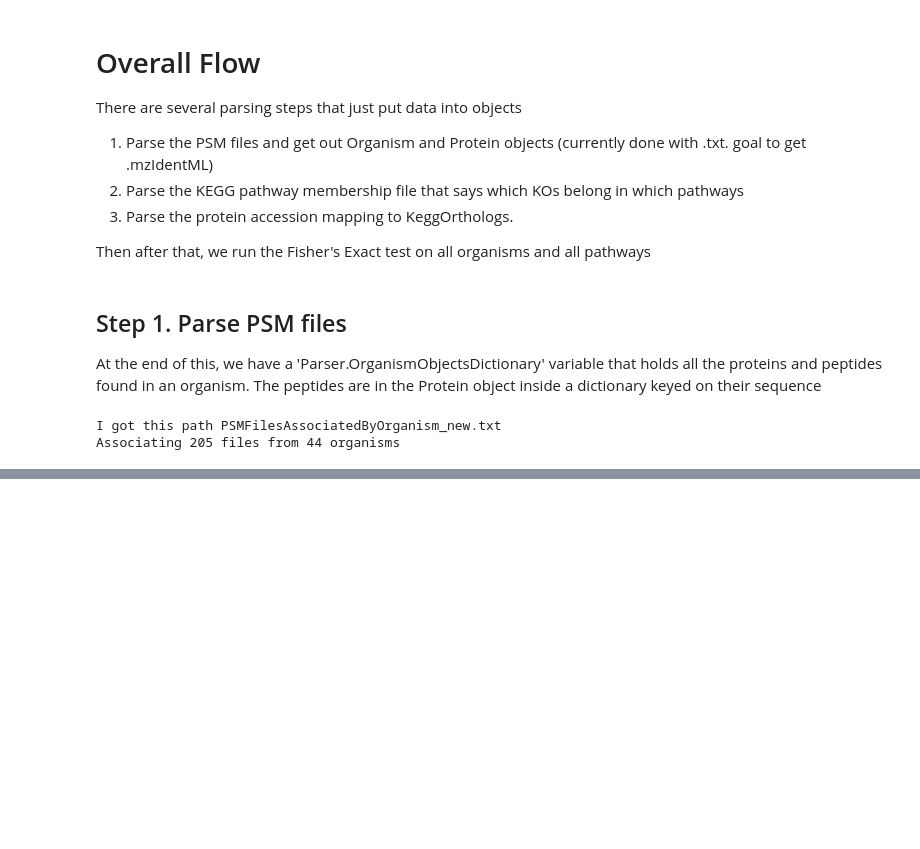
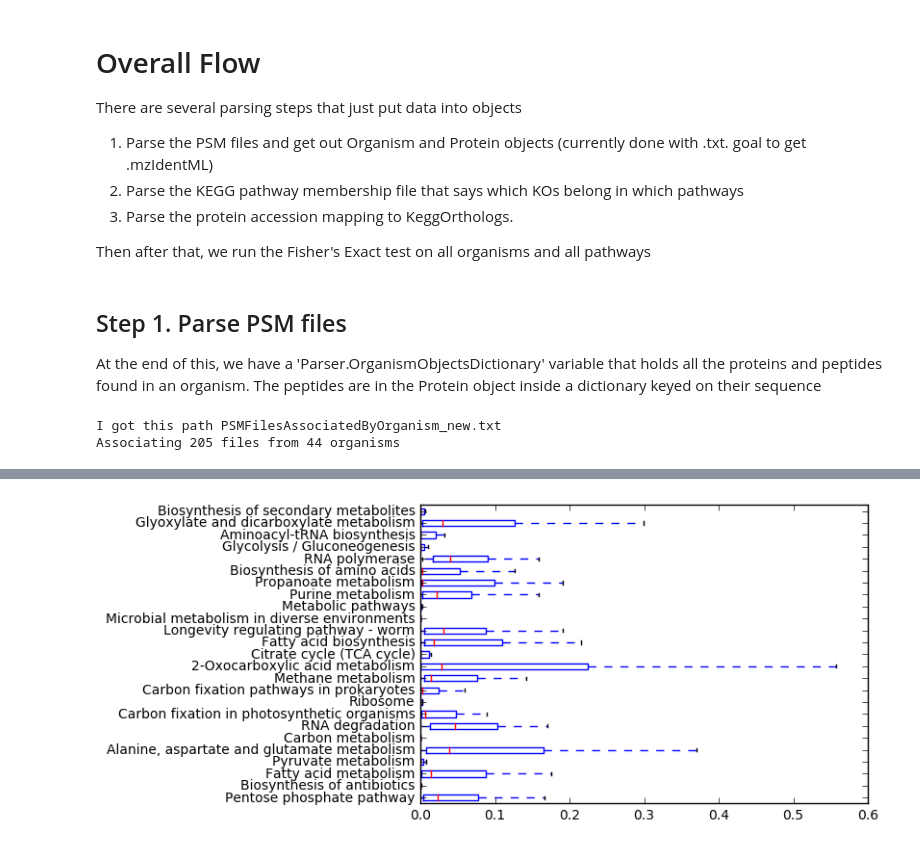
Before and after one commit to samuelpayne/PTMPathwayEnrichment, a Jupyter notebook: MakingThePTMPathwayEnrichmentFigure.ipynb, the cells around one changed output, grey strips where cells are left out. Drawn from its saved outputs; the diff is of its cells as text; code cells hidden in the pictures; blank space fills up the shorter version.

Commit message:
Finished Enrichment code and basic box plot

```diff
--- a/MakingThePTMPathwayEnrichmentFigure.ipynb
+++ b/MakingThePTMPathwayEnrichmentFigure.ipynb
@@ -27,6 +25,0 @@ Associating 205 files from 44 organisms
-# %%
-for OrganismName in Parser.OrganismObjectsDictionary:
-    OrganismObject = Parser.OrganismObjectsDictionary[OrganismName]
-    ModifiedProteinList = OrganismObject.GetModifiedProteinList()
-    print("for %s there are %s modified proteins"%(OrganismName, len(ModifiedProteinList)))
-    #now we test this list of protiens against the KEGG pathways for enrichment using a Fisher's Exact Test
@@ -50,0 +29,10 @@ for Erythrobacter HL-111 there are 374 modified proteins
+# %%
+import ParsingKeggFiles
+K_Parser = ParsingKeggFiles.CreatorClass()
+#parameters
+DirectoryOfGhostKoalaAnnotations = "GhostKoalaAnnotation"
+#DirectoryOfGhostKoalaAnnotations = "test_delme2"
+PathwayMappingFilePath = "ko_pathway.list"
+KoalaFileToOrganismAssociation = "GhostKoalaFilesAssociatedByOrganism.txt"
+K_Parser.AddFiles(DirectoryOfGhostKoalaAnnotations, PathwayMappingFilePath)
+K_Parser.Main()
@@ -50,0 +140,32 @@ for Erythrobacter HL-111 there are 374 modified proteins
+# %%
+## now that I've computed all the enrichment scores, I will go through and see if any pathways
+## are frequently significant across multiple organisms.
+import matplotlib.pyplot as plt
+
+ListOfGoodPathways = [] # will serve as labels for the box plot
+DataForBoxPlot = [] #going to be a multidimensional array, appended over time
+
+for Pathway in K_Parser.KOsInAPathway: # this loops through the keys, which is the name of the pathways
+    MedianValue = PathwayEnrichmentScores[Pathway].GetMedian()
+    if MedianValue < 0.05:
+        ListOfGoodPathways.append(Pathway)
+        #lots of organisms got a good score here. let's print it out
+        #print (Pathway, K_Parser.PathwayDescriptions[Pathway])
+        #print (PathwayEnrichmentScores[Pathway].EnrichmentByOrg)
+#now we've cycled through all the pathways. Let's get working on that data structure for our boxplot
+
+numInclude = 0
+PlotLabels = []
+for Pathway in ListOfGoodPathways:
+    numInclude += 1
+    #if numInclude >=4:
+    #    continue
+    DataForBoxPlot.append( PathwayEnrichmentScores[Pathway].GetEnrichmentList())
+    PlotLabels.append(K_Parser.PathwayDescriptions[Pathway])
+
+
+DataForBoxPlot
+plt.boxplot(DataForBoxPlot, 0, '', 0, labels=PlotLabels)
+plt.show()
+# %% [output]
+[figure, added]
```
Also changed, not shown: parts of 7 cells of this notebook, 4 other files.
